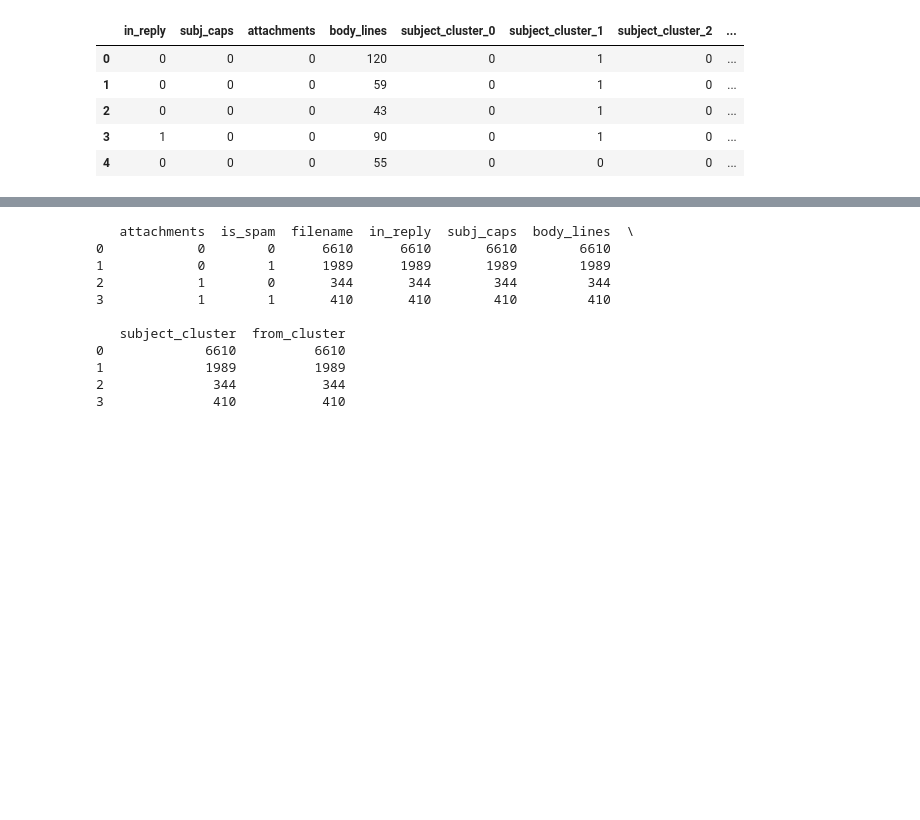
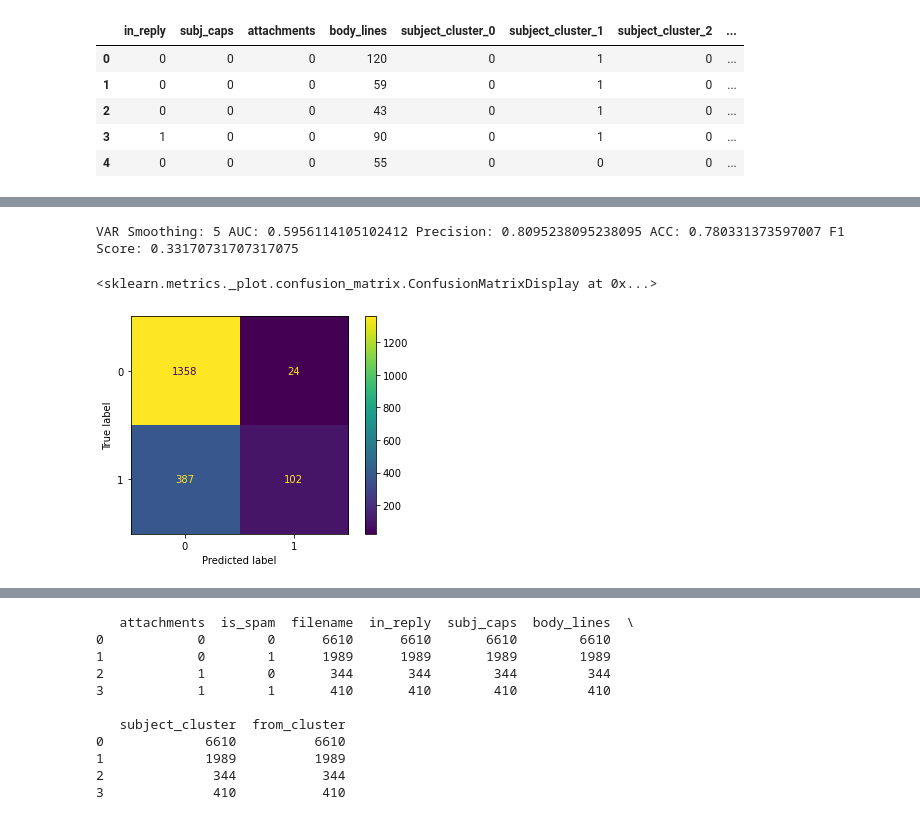
Before and after one commit to JosephLazarus/QTW, a Jupyter notebook: Case Study 3/Final Spam Filter.ipynb, the cells around one changed output, grey strips where cells are left out. Saved outputs shown, nothing was run; the diff lists cells and outputs as text; code cells hidden in the pictures; blank space fills up the shorter version.

```diff
--- a/Case Study 3/Final Spam Filter.ipynb
+++ b/Case Study 3/Final Spam Filter.ipynb
@@ -321 +367,17 @@ When VAR = 15
+# %%
+clf_gnb_6 = GaussianNB(var_smoothing = 6)
+clf_gnb_6.fit(X_train,Y_train.values.ravel())
+yhat = clf_gnb_6.predict(X_test)
+# print(np.unique(yhat))
+acc = mt.accuracy_score(Y_test,yhat)
+prec = mt.precision_score(Y_test,yhat)
+auc = roc_auc_score(Y_test,yhat)
+recall = mt.recall_score(Y_test,yhat)
+f1 = 2*((prec*recall)/(prec+recall))
+print('VAR Smoothing:',x,'AUC:',auc,'Precision:',prec,'ACC:',acc,'F1 Score:',f1)
+plot_confusion_matrix(clf_gnb_6,X_test,Y_test)
+# %% [output]
+VAR Smoothing: 5 AUC: 0.5956114105102412 Precision: 0.8095238095238095 ACC: 0.780331373597007 F1 Score: 0.33170731707317075
+<sklearn.metrics._plot.confusion_matrix.ConfusionMatrixDisplay at 0x...>
+[figure, added]
 # %%
```
Also changed, not shown: parts of 13 cells of this notebook.
